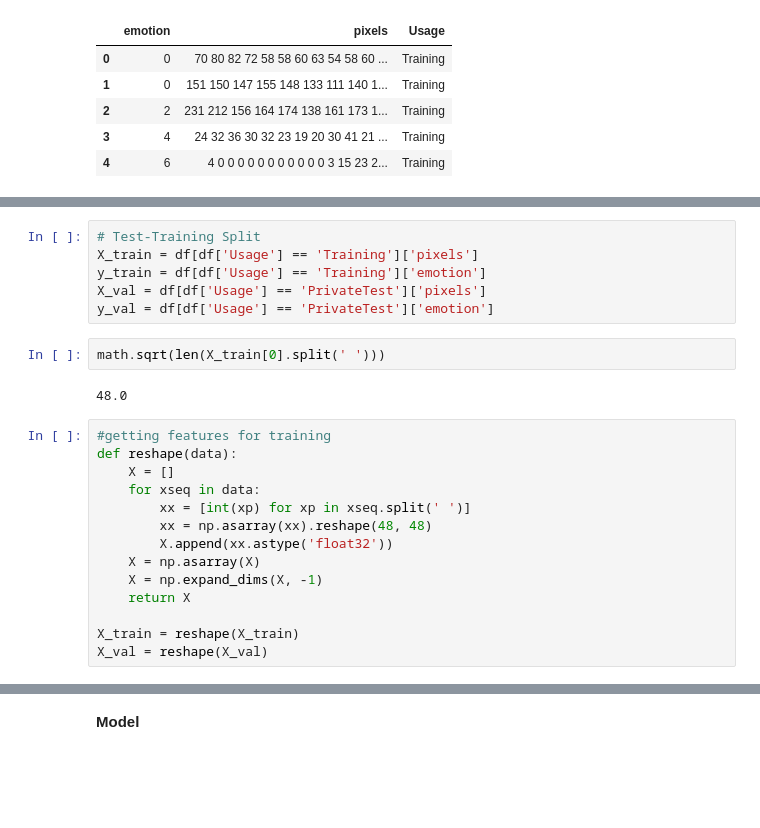
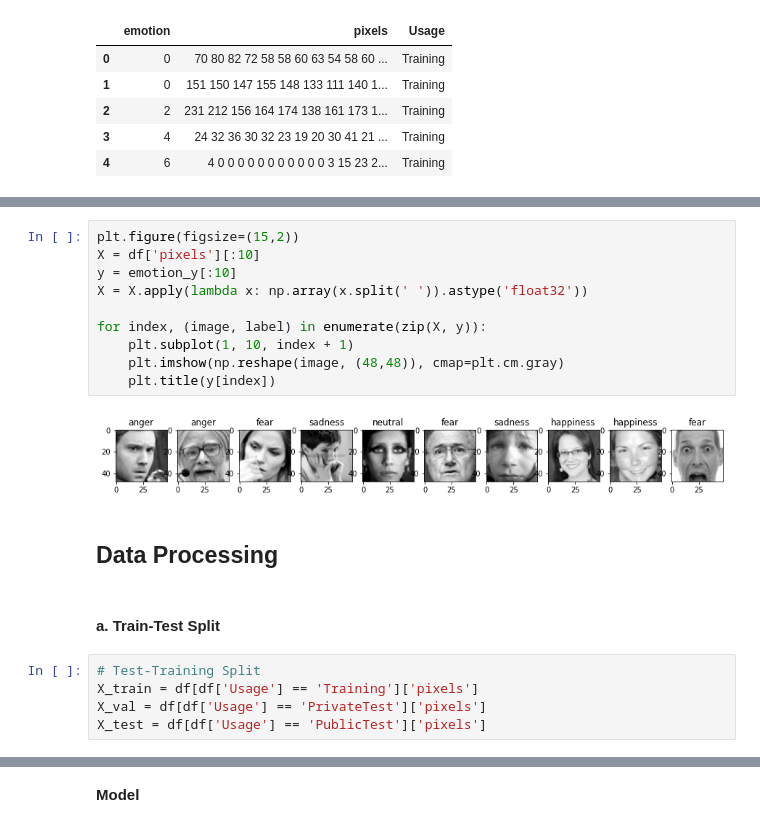
Before and after one commit to yichenghuang980/emotion-detection, a Jupyter notebook: 10_code/Emotion_Detection.ipynb, the cells around one changed output, grey strips where cells are left out. Drawn from its saved outputs; the diff is of its cells as text; blank space fills up the shorter version.

```diff
--- a/10_code/Emotion_Detection.ipynb
+++ b/10_code/Emotion_Detection.ipynb
@@ -29,24 +78,21 @@ df.head()
+# %%
+plt.figure(figsize=(15,2))
+X = df['pixels'][:10]
+y = emotion_y[:10]
+X = X.apply(lambda x: np.array(x.split(' ')).astype('float32'))
+
+for index, (image, label) in enumerate(zip(X, y)):
+    plt.subplot(1, 10, index + 1)
+    plt.imshow(np.reshape(image, (48,48)), cmap=plt.cm.gray)
+    plt.title(y[index])
+# %% [output]
+[figure, added]
+# %% [markdown]
+## Data Processing
+# %% [markdown]
+#### a. Train-Test Split
 # %%
 # Test-Training Split
 X_train = df[df['Usage'] == 'Training']['pixels']
-y_train = df[df['Usage'] == 'Training']['emotion']
 X_val = df[df['Usage'] == 'PrivateTest']['pixels']
-y_val = df[df['Usage'] == 'PrivateTest']['emotion']
+X_test = df[df['Usage'] == 'PublicTest']['pixels']
-# %%
-math.sqrt(len(X_train[0].split(' ')))
-# %% [output]
-48.0
-# %%
-#getting features for training
-def reshape(data):
-    X = []
-    for xseq in data:
-        xx = [int(xp) for xp in xseq.split(' ')]
-        xx = np.asarray(xx).reshape(48, 48)
-        X.append(xx.astype('float32'))
-    X = np.asarray(X)
-    X = np.expand_dims(X, -1)
-    return X
-
-X_train = reshape(X_train)
-X_val = reshape(X_val)
```
Also changed, not shown: parts of 89 cells of this notebook.
